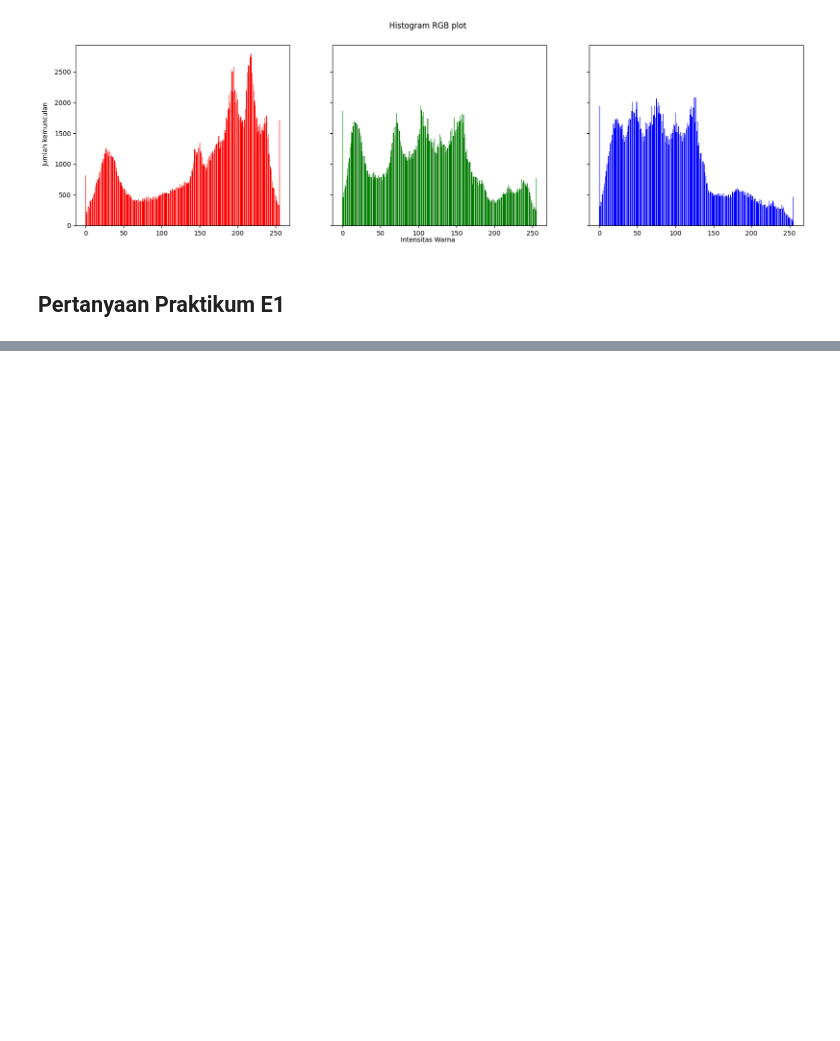
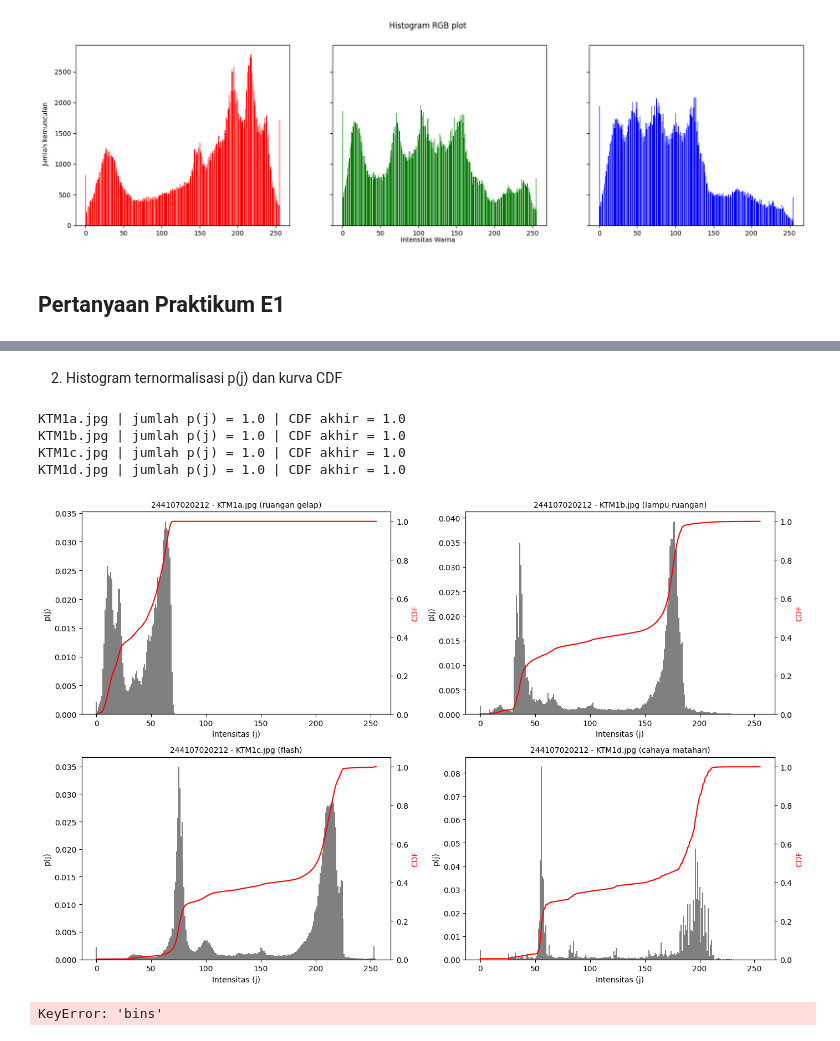
Before and after one commit to Abidau/PCVK_Ganjil_26-27, a Jupyter notebook: Week5_No20.ipynb, the cells around one changed output, grey strips where cells are left out. Drawn from its saved outputs; the diff is of its cells as text; code cells hidden in the pictures; blank space fills up the shorter version.

```diff
--- a/Week5_No20.ipynb
+++ b/Week5_No20.ipynb
@@ -103,0 +209,75 @@ axs[2].bar(names, blue, color='blue')
+# %% [markdown]
+2. Histogram ternormalisasi p(j) dan kurva CDF
+# %%
+def histogram_manual(citra_gray):
+    hitungan = np.zeros(256, dtype=np.int64)
+    tinggi, lebar = citra_gray.shape
+    for baris in range(tinggi):
+        for kolom in range(lebar):
+            hitungan[citra_gray[baris, kolom]] += 1
+    return hitungan
+
+daftar_file = ['KTM1a.jpg', 'KTM1b.jpg', 'KTM1c.jpg', 'KTM1d.jpg']
+daftar_ket  = ['ruangan gelap', 'lampu ruangan', 'flash', 'cahaya matahari']
+
+fig, axs = plt.subplots(2, 2, figsize=(14, 9))
+axs = axs.flatten()
+
+for i in range(4):
+    gray = cv.imread(BASE + '/' + daftar_file[i], cv.IMREAD_GRAYSCALE)
+    if gray is None:
+        raise FileNotFoundError('Citra tidak ditemukan: ' + BASE + '/' + daftar_file[i])
+
+    h   = histogram_manual(gray)
+    p   = h / gray.size
+    cdf = np.cumsum(p)
+
+    print(daftar_file[i], '| jumlah p(j) =', round(p.sum(), 4), '| CDF akhir =', round(cdf[-1], 4))
+
+    axs[i].bar(np.arange(256), p, color='gray', width=1.0)
+    axs[i].set_title(NIM + ' - ' + daftar_file[i] + ' (' + daftar_ket[i] + ')', fontsize=10)
+    axs[i].set_xlabel('Intensitas (j)')
+    axs[i].set_ylabel('p(j)')
+
+    sumbu_kanan = axs[i].twinx()
+    sumbu_kanan.plot(np.arange(256), cdf, color='red')
+    sumbu_kanan.set_ylabel('CDF', color='red')
+    sumbu_kanan.set_ylim(0, 1.05)
+
+plt.tight_layout()
+plt.show()
+# %% [output]
+KTM1a.jpg | jumlah p(j) = 1.0 | CDF akhir = 1.0
+KTM1b.jpg | jumlah p(j) = 1.0 | CDF akhir = 1.0
+KTM1c.jpg | jumlah p(j) = 1.0 | CDF akhir = 1.0
+KTM1d.jpg | jumlah p(j) = 1.0 | CDF akhir = 1.0
+[figure, added]
+# %%
+# ===== E1 No 3: histogram KTM1b.jpg, PARAM['bins'] vs 256 bin =====
+
+# Baca citra KTM1b sebagai grayscale
+gray_ktm1b = cv.imread(BASE + '/KTM1b.jpg', cv.IMREAD_GRAYSCALE)
+if gray_ktm1b is None:
+    raise FileNotFoundError('Citra tidak ditemukan: ' + BASE + '/KTM1b.jpg')
+
+jumlah_bin = PARAM['bins']
+print('Jumlah bin (PARAM) =', jumlah_bin)
+
+fig, axs = plt.subplots(1, 2, figsize=(14, 5), sharey=False)
+
+# Kiri: histogram dengan PARAM['bins']
+axs[0].hist(gray_ktm1b.ravel(), bins=jumlah_bin, range=(0, 256), color='gray', edgecolor='black')
+axs[0].set_title(NIM + ' - KTM1b, ' + str(jumlah_bin) + ' bin')
+axs[0].set_xlabel('Intensitas warna')
+axs[0].set_ylabel('Jumlah kemunculan')
+
+# Kanan: histogram dengan 256 bin
+axs[1].hist(gray_ktm1b.ravel(), bins=256, range=(0, 256), color='gray')
+axs[1].set_title(NIM + ' - KTM1b, 256 bin')
+axs[1].set_xlabel('Intensitas warna')
+axs[1].set_ylabel('Jumlah kemunculan')
+
+plt.tight_layout()
+plt.show()
+# %% [output]
+KeyError: 'bins'
```
Also changed, not shown: parts of 3 cells of this notebook.
